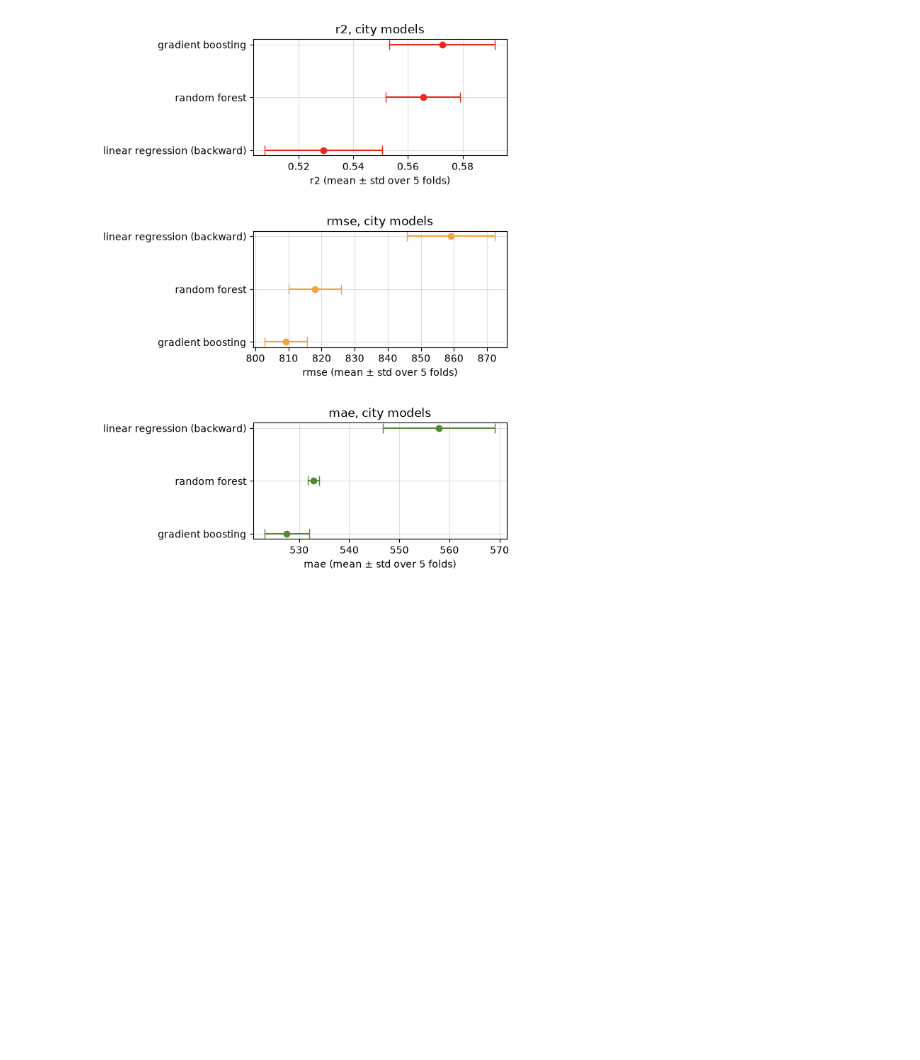
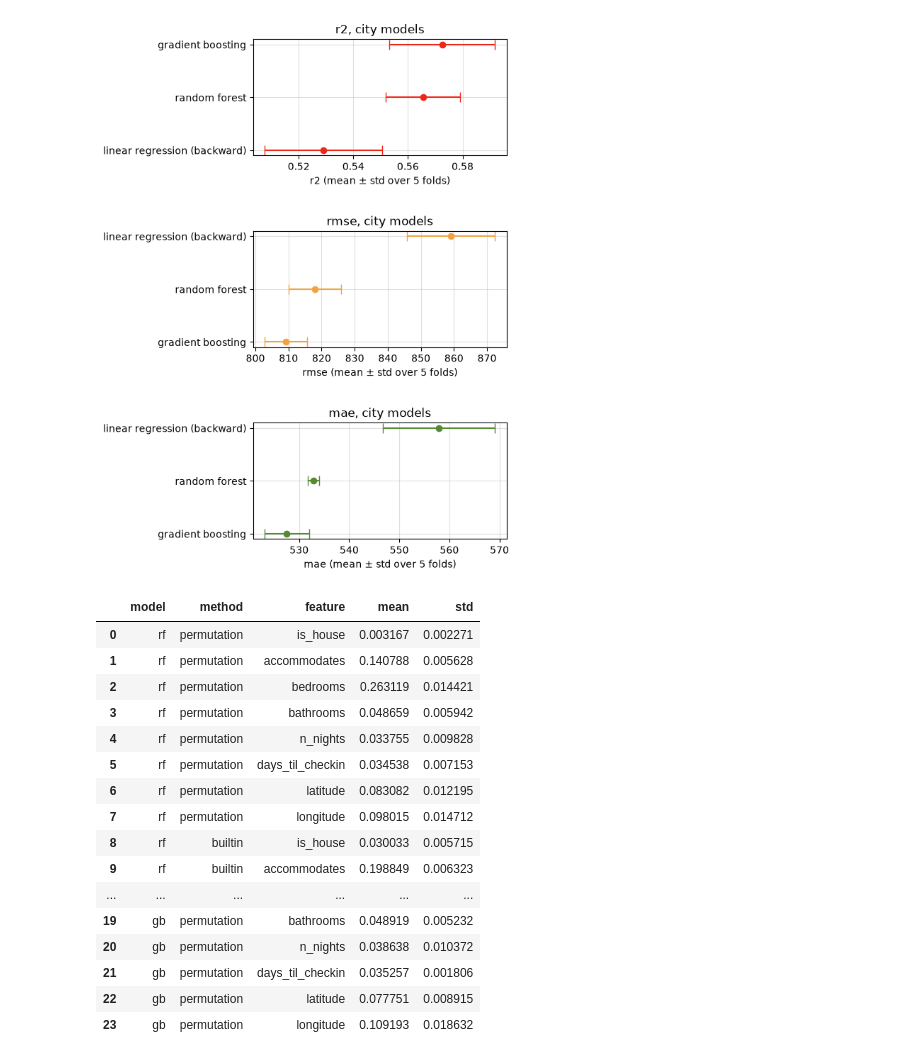
Before and after one commit to malenalisken/Airbnb_project, a Jupyter notebook: notebooks/model_eval.ipynb, the cells around one changed output. Saved outputs shown, nothing was run; the diff lists cells and outputs as text; code cells hidden in the pictures; blank space fills up the shorter version.

```diff
--- a/notebooks/model_eval.ipynb
+++ b/notebooks/model_eval.ipynb
@@ -168,3 +168,23 @@ plt.tight_layout(h_pad=3)
 plt.show()
 # %% [output]
 [figure]
+# %%
+display(city_trees_importance)
+# %% [output]
+|  | model | method | feature | mean | std |
+| 0 | rf | permutation | is_house | 0.003167 | 0.002271 |
+| 1 | rf | permutation | accommodates | 0.140788 | 0.005628 |
+| 2 | rf | permutation | bedrooms | 0.263119 | 0.014421 |
+| 3 | rf | permutation | bathrooms | 0.048659 | 0.005942 |
+| 4 | rf | permutation | n_nights | 0.033755 | 0.009828 |
+| 5 | rf | permutation | days_til_checkin | 0.034538 | 0.007153 |
+| 6 | rf | permutation | latitude | 0.083082 | 0.012195 |
+| 7 | rf | permutation | longitude | 0.098015 | 0.014712 |
+| 8 | rf | builtin | is_house | 0.030033 | 0.005715 |
+| 9 | rf | builtin | accommodates | 0.198849 | 0.006323 |
+| ... | ... | ... | ... | ... | ... |
+| 19 | gb | permutation | bathrooms | 0.048919 | 0.005232 |
+| 20 | gb | permutation | n_nights | 0.038638 | 0.010372 |
+| 21 | gb | permutation | days_til_checkin | 0.035257 | 0.001806 |
+| 22 | gb | permutation | latitude | 0.077751 | 0.008915 |
+| 23 | gb | permutation | longitude | 0.109193 | 0.018632 |
```
Also changed, not shown: parts of 1 cell of this notebook.
